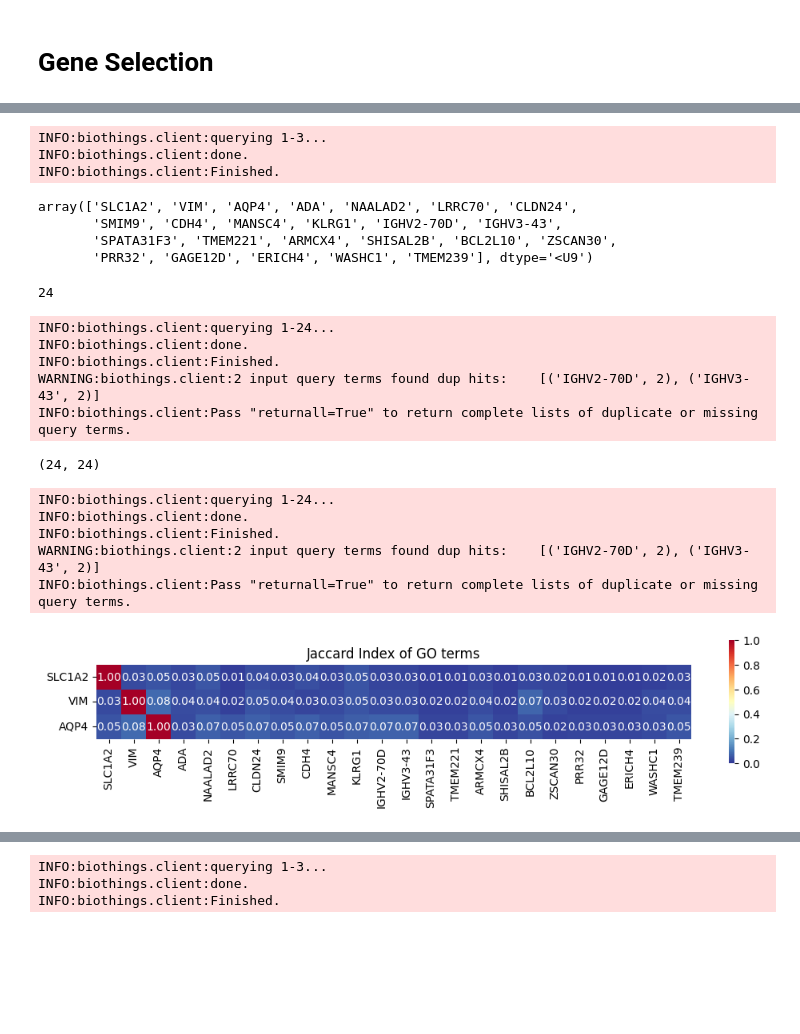
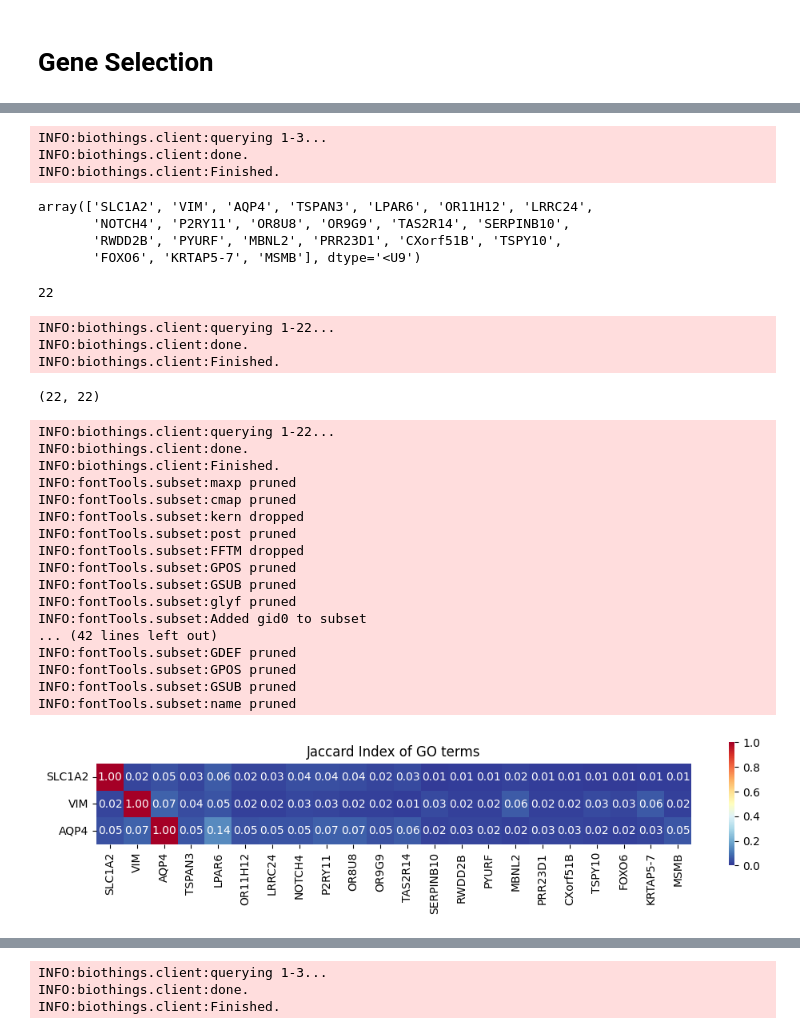
Before and after one commit to yo-aka-gene/grnet, a Jupyter notebook: docs/notebooks/gene_selection.ipynb, the cells around one changed output, grey strips where cells are left out. Saved outputs shown, nothing was run; the diff lists cells and outputs as text; code cells hidden in the pictures; blank space fills up the shorter version.

```diff
--- a/docs/notebooks/gene_selection.ipynb
+++ b/docs/notebooks/gene_selection.ipynb
@@ -17,6 +17,6 @@ from tools.preferences import kwarg_savefig
 # %%
 class Config(NamedTuple):
-    export: str = "/home/jovyan/output/schematics"
+    export: str = OUTPUT_DIR / "schematics"
     cmap: str = "RdYlBu_r"
     kwargs: dict = dict(species="human", unique=False)
 
@@ -60,50 +74,60 @@ simsym
 INFO:biothings.client:querying 1-3...
 INFO:biothings.client:done.
 INFO:biothings.client:Finished.
-array(['SLC1A2', 'VIM', 'AQP4', 'ADA', 'NAALAD2', 'LRRC70', 'CLDN24',
-       'SMIM9', 'CDH4', 'MANSC4', 'KLRG1', 'IGHV2-70D', 'IGHV3-43',
-       'SPATA31F3', 'TMEM221', 'ARMCX4', 'SHISAL2B', 'BCL2L10', 'ZSCAN30',
-       'PRR32', 'GAGE12D', 'ERICH4', 'WASHC1', 'TMEM239'], dtype='<U9')
+array(['SLC1A2', 'VIM', 'AQP4', 'TSPAN3', 'LPAR6', 'OR11H12', 'LRRC24',
+       'NOTCH4', 'P2RY11', 'OR8U8', 'OR9G9', 'TAS2R14', 'SERPINB10',
+       'RWDD2B', 'PYURF', 'MBNL2', 'PRR23D1', 'CXorf51B', 'TSPY10',
+       'FOXO6', 'KRTAP5-7', 'MSMB'], dtype='<U9')
 # %%
 len(simsym)
 # %% [output]
-24
+22
 # %%
 go_jaccard_matrix(simsym.tolist(), **conf.kwargs).shape
 # %% [output]
-INFO:biothings.client:querying 1-24...
+INFO:biothings.client:querying 1-22...
 INFO:biothings.client:done.
 INFO:biothings.client:Finished.
-WARNING:biothings.client:2 input query terms found dup hits:    [('IGHV2-70D', 2), ('IGHV3-43', 2)]
-INFO:biothings.client:Pass "returnall=True" to return complete lists of duplicate or missing query terms.
-(24, 24)
+(22, 22)
 # %%
 fig, ax = plt.subplots(figsize=(12, 2))
 
 sns.heatmap(
     data=pd.DataFrame(
         go_jaccard_matrix(simsym.tolist(), **conf.kwargs),
         index=simsym,
         columns=simsym
     ).loc[glia, :],
     vmin=0, vmax=1,
     cmap=conf.cmap,
     ax=ax, annot=True, fmt=".2f",
     square=True
 )
 ax.set(title="Jaccard Index of GO terms");
 
 fig.savefig(
-    f"{conf.export}/ji_plus_glia.png",
+    f"{conf.export}/ji_plus_glia.pdf",
     **kwarg_savefig
 )
 # %% [output]
-INFO:biothings.client:querying 1-24...
+INFO:biothings.client:querying 1-22...
 INFO:biothings.client:done.
 INFO:biothings.client:Finished.
-WARNING:biothings.client:2 input query terms found dup hits:    [('IGHV2-70D', 2), ('IGHV3-43', 2)]
-INFO:biothings.client:Pass "returnall=True" to return complete lists of duplicate or missing query terms.
+INFO:fontTools.subset:maxp pruned
+INFO:fontTools.subset:cmap pruned
+INFO:fontTools.subset:kern dropped
+INFO:fontTools.subset:post pruned
+INFO:fontTools.subset:FFTM dropped
+INFO:fontTools.subset:GPOS pruned
+INFO:fontTools.subset:GSUB pruned
+INFO:fontTools.subset:glyf pruned
+INFO:fontTools.subset:Added gid0 to subset
+... (42 lines left out)
+INFO:fontTools.subset:GDEF pruned
+INFO:fontTools.subset:GPOS pruned
+INFO:fontTools.subset:GSUB pruned
+INFO:fontTools.subset:name pruned
-[figure, old version]
+[figure, new version]
 # %%
 fig, ax = plt.subplots(figsize=(9, 2))
 
```
Also changed, not shown: parts of 13 cells of this notebook, 7 other files.
